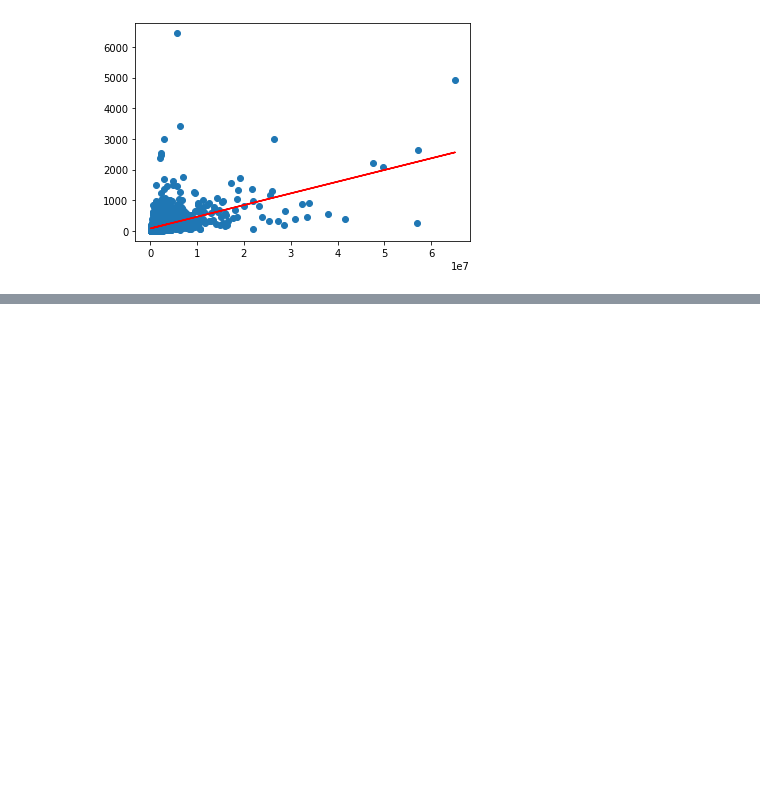
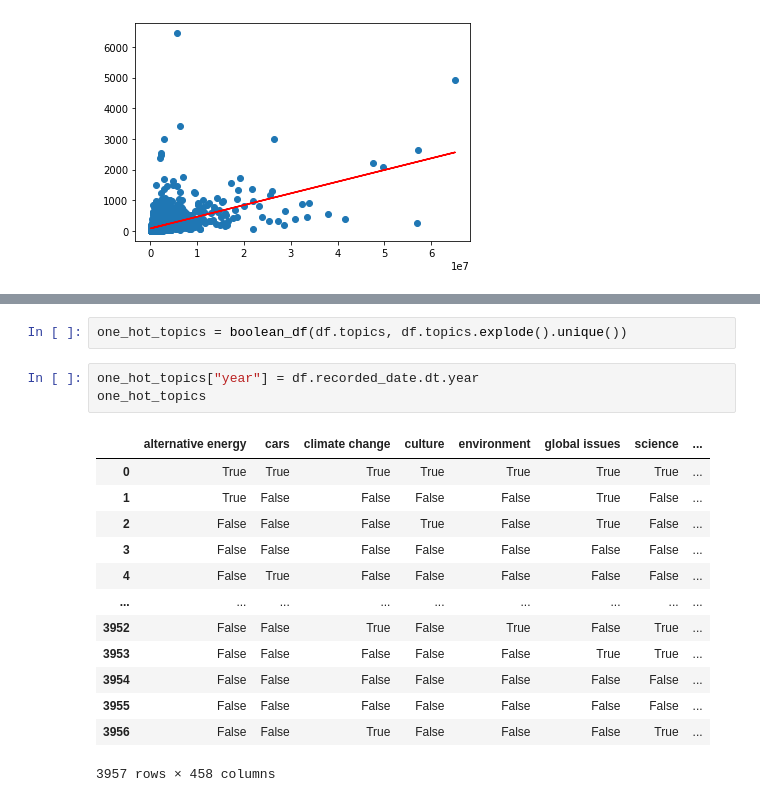
Before and after one commit to VictorTaillieu/TED-talks-analysis, a Jupyter notebook: notebooks/preprocessing.ipynb, the cells around one changed output, grey strips where cells are left out. Saved outputs shown, nothing was run; the diff lists cells and outputs as text; blank space fills up the shorter version.

```diff
--- a/notebooks/preprocessing.ipynb
+++ b/notebooks/preprocessing.ipynb
@@ -500,0 +518,19 @@ Name: topics, dtype: int64
+# %%
+one_hot_topics = boolean_df(df.topics, df.topics.explode().unique())
+# %%
+one_hot_topics["year"] = df.recorded_date.dt.year
+one_hot_topics
+# %% [output]
+|  | alternative energy | cars | climate change | culture | environment | global issues | science | ... |
+| 0 | True | True | True | True | True | True | True | ... |
+| 1 | True | False | False | False | False | True | False | ... |
+| 2 | False | False | False | True | False | True | False | ... |
+| 3 | False | False | False | False | False | False | False | ... |
+| 4 | False | True | False | False | False | False | False | ... |
+| ... | ... | ... | ... | ... | ... | ... | ... | ... |
+| 3952 | False | False | True | False | True | False | True | ... |
+| 3953 | False | False | False | False | False | True | True | ... |
+| 3954 | False | False | False | False | False | False | False | ... |
+| 3955 | False | False | False | False | False | False | False | ... |
+| 3956 | False | False | True | False | False | False | True | ... |
+3957 rows × 458 columns
```
Also changed, not shown: parts of 69 cells of this notebook.
